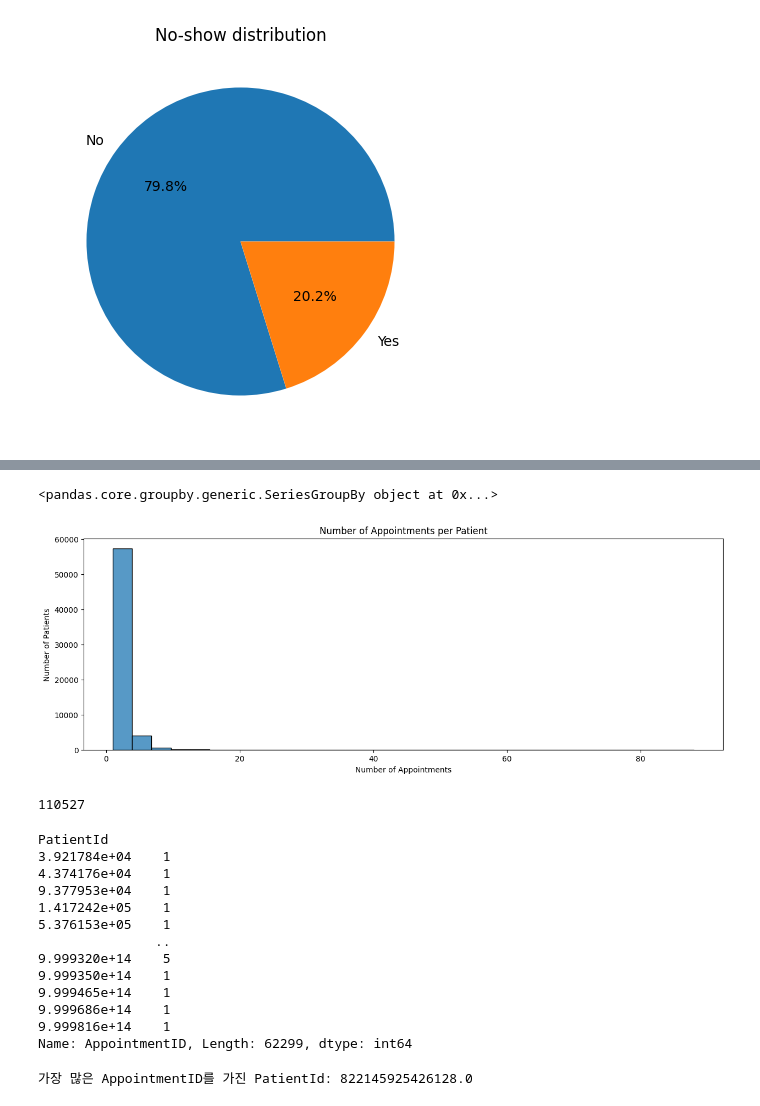
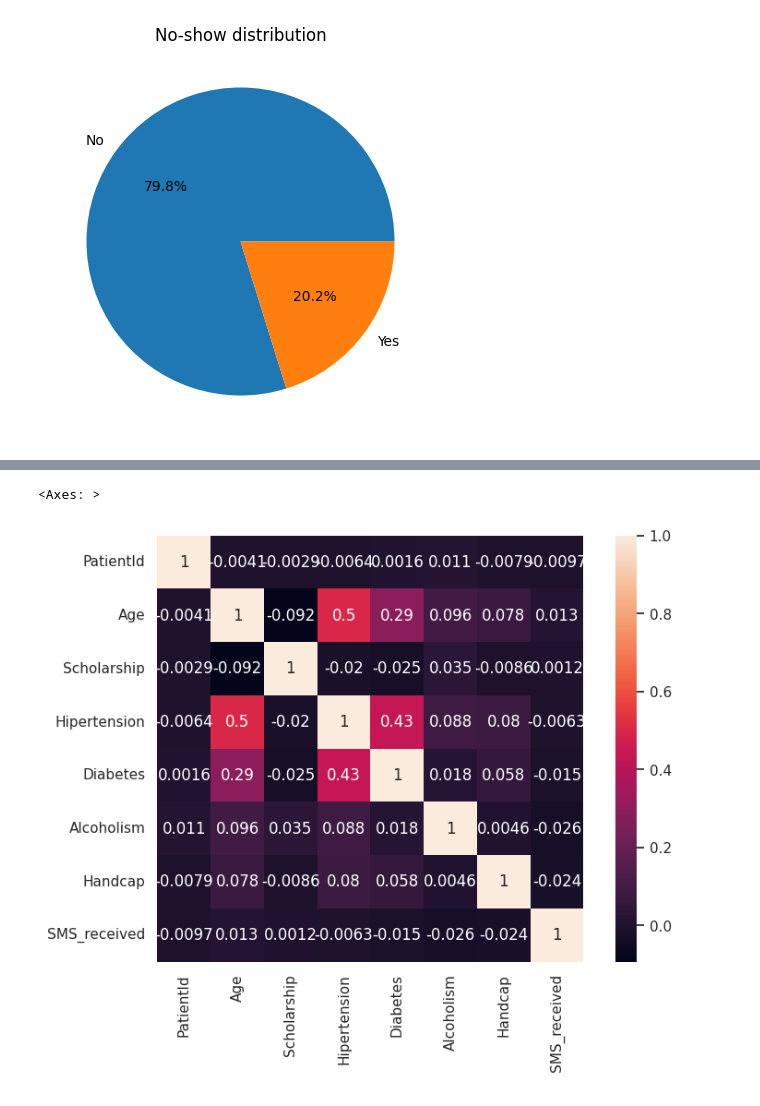
Before and after one commit to 5dongdong/PY_AI, a Jupyter notebook: NoShow_EDA_ysy.ipynb, the cells around one changed output, grey strips where cells are left out. Drawn from its saved outputs; the diff is of its cells as text; code cells hidden in the pictures.

```diff
--- a/NoShow_EDA_ysy.ipynb
+++ b/NoShow_EDA_ysy.ipynb
@@ -179,48 +122,11 @@ grouped_df = df.groupby('PatientId')['AppointmentDay'].count().reset_index()
-# %%
-grouped_df
-# %% [output]
-<pandas.core.groupby.generic.SeriesGroupBy object at 0x...>
-# %%
-plt.figure(figsize=(15, 5))
-sns.histplot(grouped_df['AppointmentDay'], kde=False, bins=30)
-plt.title('Number of Appointments per Patient')
-plt.xlabel('Number of Appointments')
-plt.ylabel('Number of Patients')
-plt.show()
-# %% [output]
-[figure, removed]
-# %%
-len(df['AppointmentID'].unique())
-# %% [output]
-110527
-# %%
-max_appointment_patient = df[df['PatientId'] == 822145925426128.0]
-max_appointment_patient['AppointmentID']
-# %% [output]
-PatientId
-3.921784e+04    1
-4.374176e+04    1
-9.377953e+04    1
-1.417242e+05    1
-5.376153e+05    1
-               ..
-9.999320e+14    5
-9.999350e+14    1
-9.999465e+14    1
-9.999686e+14    1
-9.999816e+14    1
-Name: AppointmentID, Length: 62299, dtype: int64
-# %%
-# 'PatientId'를 기준으로 데이터프레임 그룹화
-grouped_df = df.groupby('PatientId')
-
-# 각 그룹별 'AppointmentID' 개수 확인
-appointment_counts = grouped_df['AppointmentID'].size()
-
-# 가장 많은 'AppointmentID' 개수를 가진 사람의 'PatientId' 찾기
-max_appointment_patient_id = appointment_counts.idxmax()
-
-# 결과 출력
-print("가장 많은 AppointmentID를 가진 PatientId:", max_appointment_patient_id)
-# %% [output]
-가장 많은 AppointmentID를 가진 PatientId: 822145925426128.0
+# %%
+sns.set(font_scale = 1.2)
+sns.set(rc = {'figure.figsize':(9, 6)})
+sns.heatmap(data = df.corr(), # 상관관계 : corr
+            square = True,
+            annot = True,
+            cbar = True
+           )
+# %% [output]
+<Axes: >
+[figure, added]
```
Also changed, not shown: parts of 20 cells of this notebook.
